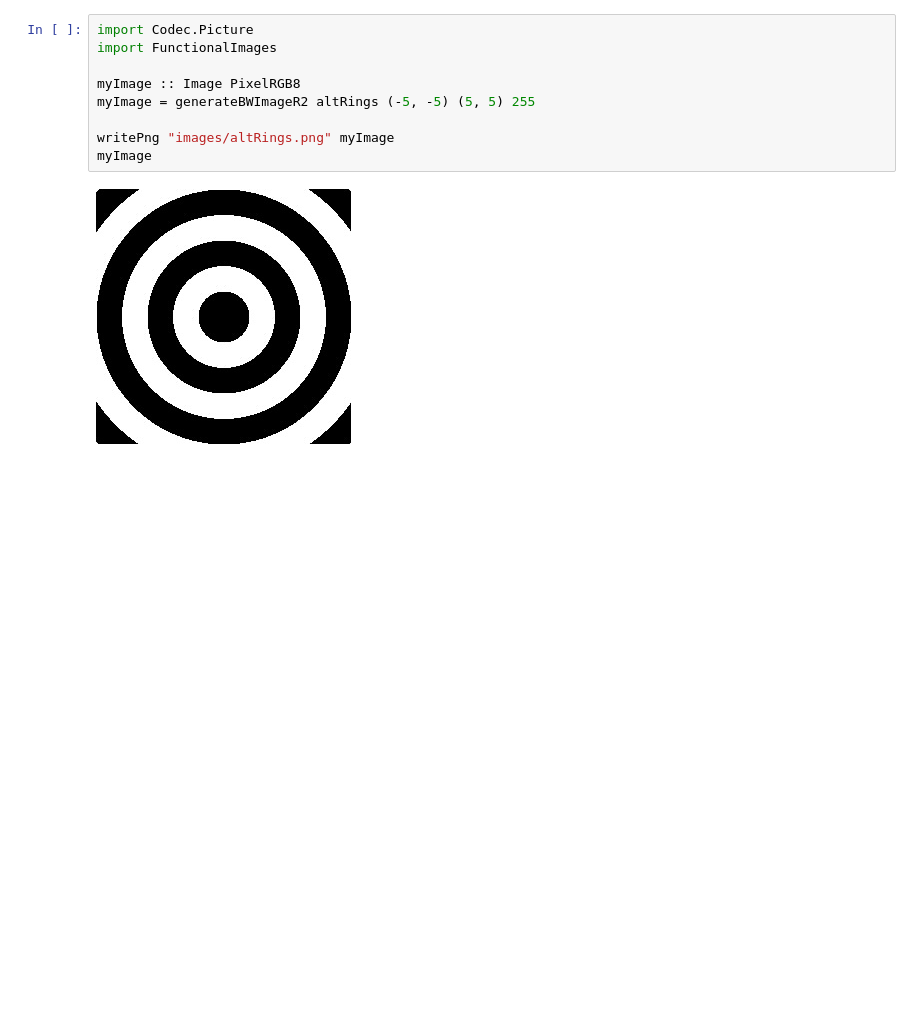
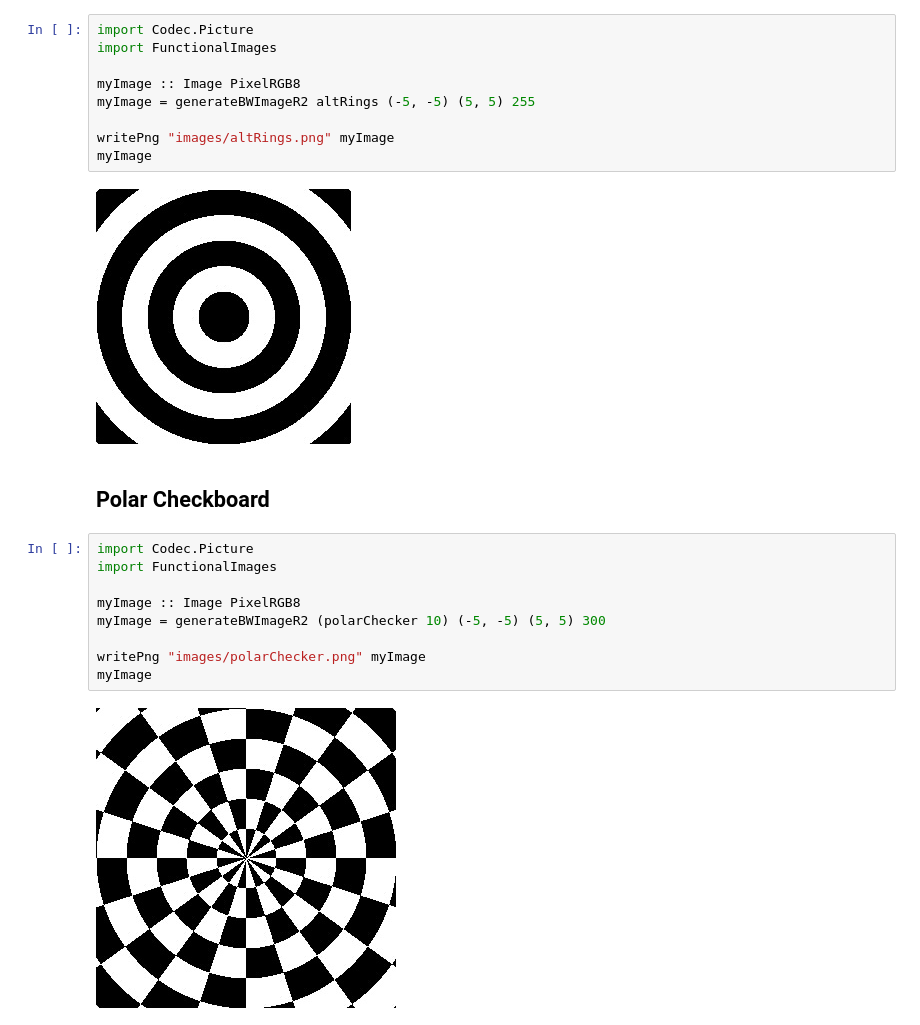
Before and after one commit to hansroland/FunctionalImages, a Jupyter notebook: notebooks/FunctionalImages.ipynb, the cells around one changed output. Drawn from its saved outputs; the diff is of its cells as text; blank space fills up the shorter version.

Commit message:
Added: polar Checker

```diff
--- a/notebooks/FunctionalImages.ipynb
+++ b/notebooks/FunctionalImages.ipynb
@@ -50,3 +50,16 @@ writePng "images/altRings.png" myImage
 myImage
 # %% [output]
 [figure]
+# %% [markdown]
+## Polar Checkboard
+# %%
+import Codec.Picture
+import FunctionalImages
+
+myImage :: Image PixelRGB8
+myImage = generateBWImageR2 (polarChecker 10) (-5, -5) (5, 5) 300
+
+writePng "images/polarChecker.png" myImage
+myImage
+# %% [output]
+[figure, added]
```
Also changed, not shown: parts of 2 cells of this notebook, 2 other files.
